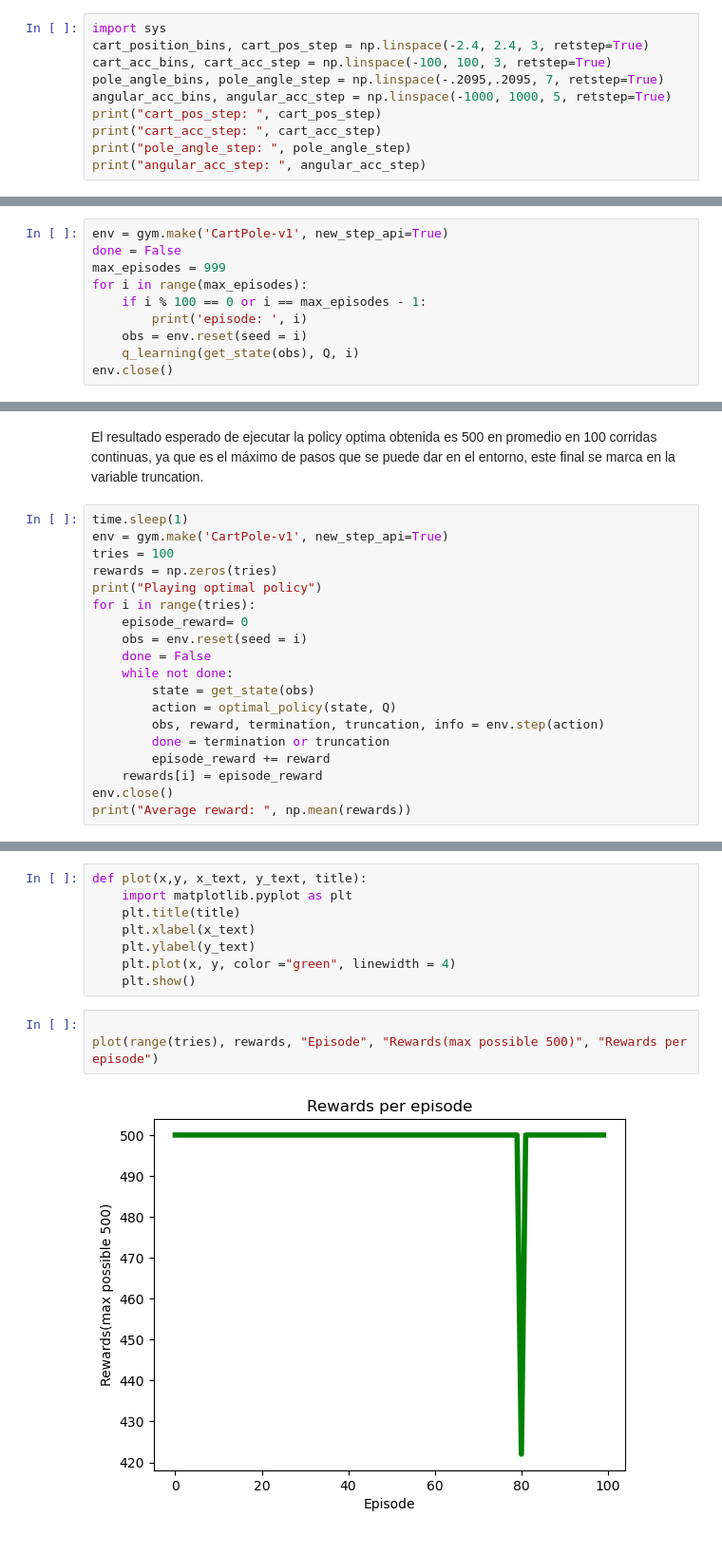
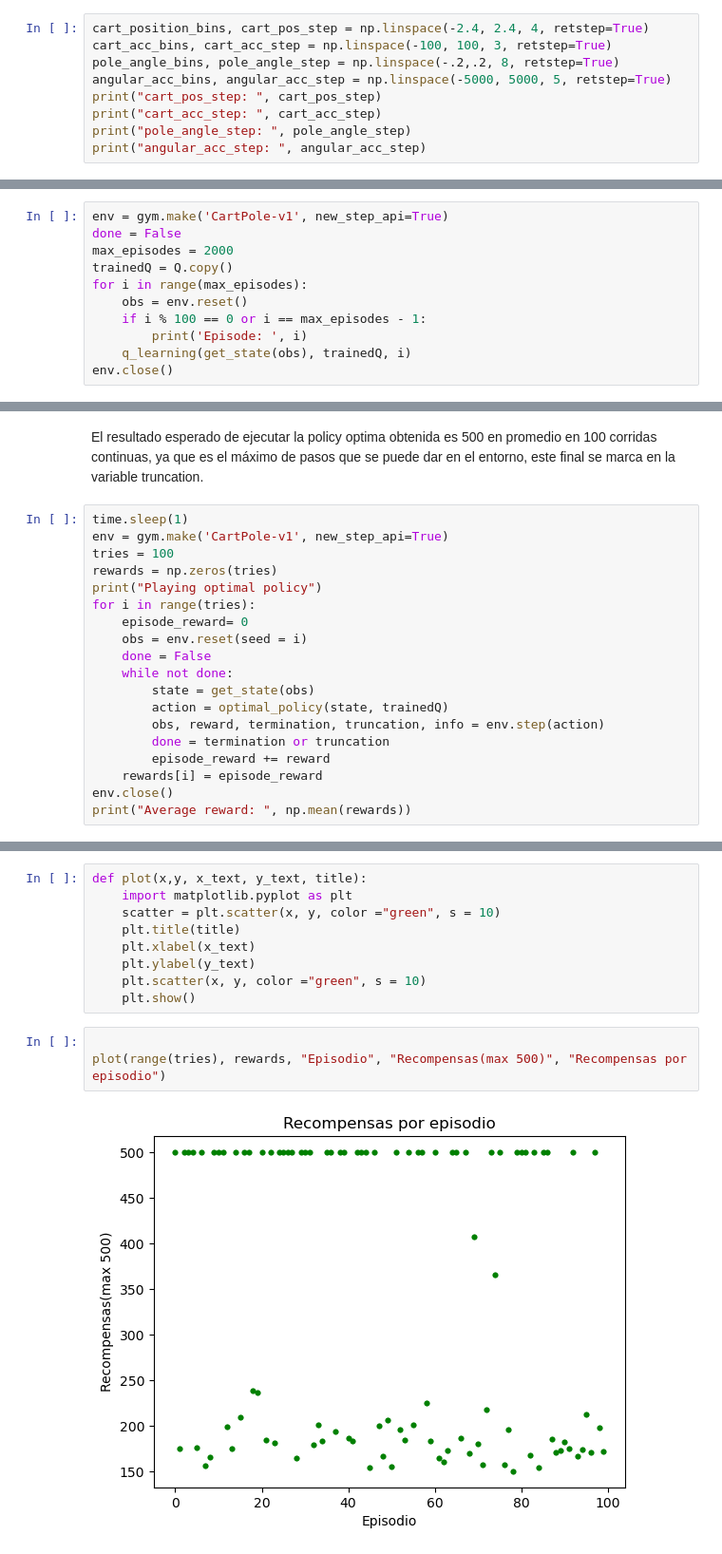
Before and after one commit to juanpaps03/obliIA, a Jupyter notebook: Carpole/cartpole.ipynb, the cells around one changed output, grey strips where cells are left out. Shown: that part at 95% size. Cells and saved outputs as stored; diff of their text form.

```diff
--- a/Carpole/cartpole.ipynb
+++ b/Carpole/cartpole.ipynb
@@ -45,11 +51,10 @@ def optimal_policy(state, Q):
 # %% [markdown]
 Como la posicion del carrito y su aceleracion no son tan relevantes como la posicion de la barra y su velocidad, se discretizan utilizando una menor cantidad de contenedores de mayor tamaño Por otro lado, tanto la aceleración angular como el ángulo del poste son las variables de mayor importancia, son los que van a variar con una mayor velocidad. Por lo tanto, se discretizan con una mayor cantidad de contenedores de menor tamaño.
 # %%
-import sys
-cart_position_bins, cart_pos_step = np.linspace(-2.4, 2.4, 3, retstep=True)
+cart_position_bins, cart_pos_step = np.linspace(-2.4, 2.4, 4, retstep=True)
 cart_acc_bins, cart_acc_step = np.linspace(-100, 100, 3, retstep=True)
-pole_angle_bins, pole_angle_step = np.linspace(-.2095,.2095, 7, retstep=True)
-angular_acc_bins, angular_acc_step = np.linspace(-1000, 1000, 5, retstep=True)
+pole_angle_bins, pole_angle_step = np.linspace(-.2,.2, 8, retstep=True)
+angular_acc_bins, angular_acc_step = np.linspace(-5000, 5000, 5, retstep=True)
 print("cart_pos_step: ", cart_pos_step)
 print("cart_acc_step: ", cart_acc_step)
 print("pole_angle_step: ", pole_angle_step)
@@ -100,11 +108,12 @@ Comenzamos recortando la cantidad de episodios a 125 y vimos resultados en el en
 # %%
 env = gym.make('CartPole-v1', new_step_api=True)
 done = False
-max_episodes = 999
+max_episodes = 2000
+trainedQ = Q.copy()
 for i in range(max_episodes):
+    obs = env.reset()
     if i % 100 == 0 or i == max_episodes - 1:
-        print('episode: ', i)
-    obs = env.reset(seed = i)
-    q_learning(get_state(obs), Q, i)
+        print('Episode: ', i)
+    q_learning(get_state(obs), trainedQ, i)
 env.close()
 # %% [output]
@@ -135,7 +150,7 @@ for i in range(tries):
     done = False
     while not done:
         state = get_state(obs)
-        action = optimal_policy(state, Q)
+        action = optimal_policy(state, trainedQ)
         obs, reward, termination, truncation, info = env.step(action)
         done = termination or truncation
         episode_reward += reward
@@ -148,13 +163,14 @@ Average reward:  499.22
 # %%
 def plot(x,y, x_text, y_text, title):
     import matplotlib.pyplot as plt
+    scatter = plt.scatter(x, y, color ="green", s = 10)
     plt.title(title)
     plt.xlabel(x_text)
     plt.ylabel(y_text)
-    plt.plot(x, y, color ="green", linewidth = 4)
+    plt.scatter(x, y, color ="green", s = 10)
     plt.show()
 # %%
 
-plot(range(tries), rewards, "Episode", "Rewards(max possible 500)", "Rewards per episode")
+plot(range(tries), rewards, "Episodio", "Recompensas(max 500)", "Recompensas por episodio")
 # %% [output]
-[figure, old version]
+[figure, new version]
```
Also changed, not shown: parts of 9 cells of this notebook.
